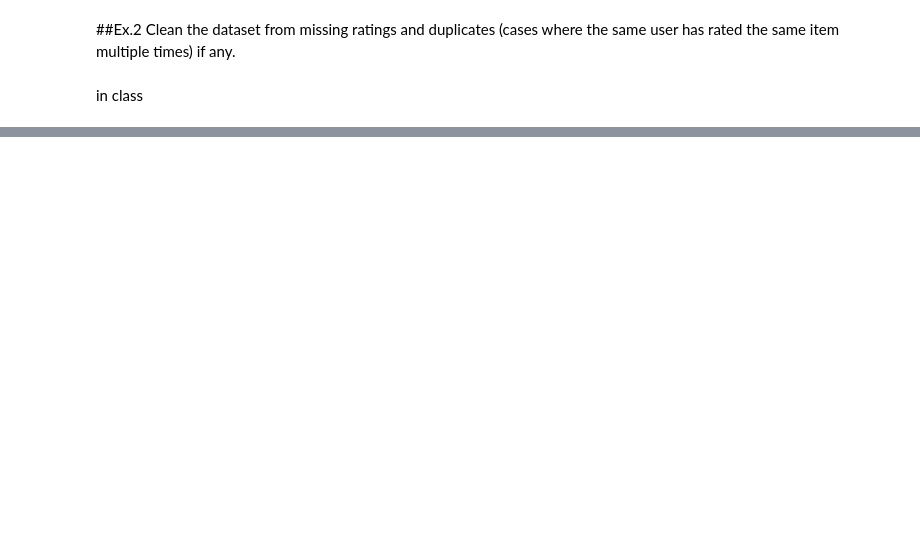
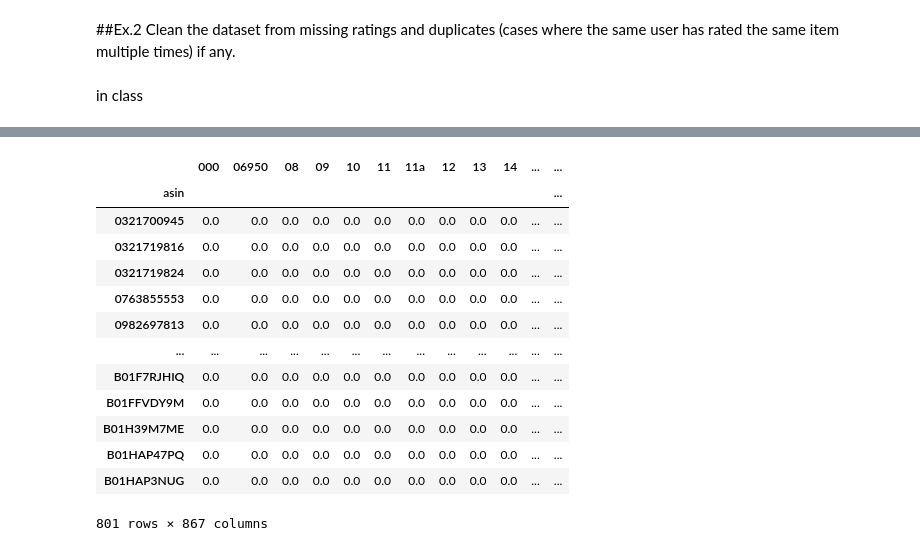
Before and after one commit to vlr112/WebScicence_FinalProject, a Jupyter notebook: Copy_of_parse_and_clean_meta_data.ipynb, the cells around one changed output, grey strips where cells are left out. Cells and saved outputs as stored; diff of their text form; code cells hidden in the pictures; blank space fills up the shorter version.

```diff
--- a/Copy_of_parse_and_clean_meta_data.ipynb
+++ b/Copy_of_parse_and_clean_meta_data.ipynb
@@ -276,0 +842,6 @@ number of neignors:
+# %%
+
+#remove whitespaces in Brand names. So when we use Vectorizer, each brand is treated as one. 'Peach Pit Press' -> 'PeachPitPress'
+# preprocessed['brand'].str.replace(" ", "")
+
+preprocessed['pre_feat'] = preprocessed['clean_text'] + ' ' + preprocessed['brand'].str.replace(" ", "")
@@ -276,0 +858,13 @@ number of neignors:
+# %%
+tfidf_cont = TfidfVectorizer()
+tfs_cont = tfidf_cont.fit_transform(preprocessed['pre_feat'])
+tfs_matrix_cont = tfs_cont.todense()
+
+tfs_matrix_cont.shape
+
+
+tfs_df_cont = pd.DataFrame(tfs_matrix_cont, columns= tfidf_cont.get_feature_names(), index= preprocessed['asin'])
+
+# tfs_df['ImmersionDigital']
+
+# zum_names = tfidf_cont.get_feature_names()
@@ -276,0 +1157,17 @@ number of neignors:
+# %%
+tfs_df_cont
+# %% [output]
+|  | 000 | 06950 | 08 | 09 | 10 | 11 | 11a | 12 | 13 | 14 | ... | ... |
+| asin |  |  |  |  |  |  |  |  |  |  |  | ... |
+| 0321700945 | 0.0 | 0.0 | 0.0 | 0.0 | 0.0 | 0.0 | 0.0 | 0.0 | 0.0 | 0.0 | ... | ... |
+| 0321719816 | 0.0 | 0.0 | 0.0 | 0.0 | 0.0 | 0.0 | 0.0 | 0.0 | 0.0 | 0.0 | ... | ... |
+| 0321719824 | 0.0 | 0.0 | 0.0 | 0.0 | 0.0 | 0.0 | 0.0 | 0.0 | 0.0 | 0.0 | ... | ... |
+| 0763855553 | 0.0 | 0.0 | 0.0 | 0.0 | 0.0 | 0.0 | 0.0 | 0.0 | 0.0 | 0.0 | ... | ... |
+| 0982697813 | 0.0 | 0.0 | 0.0 | 0.0 | 0.0 | 0.0 | 0.0 | 0.0 | 0.0 | 0.0 | ... | ... |
+| ... | ... | ... | ... | ... | ... | ... | ... | ... | ... | ... | ... | ... |
+| B01F7RJHIQ | 0.0 | 0.0 | 0.0 | 0.0 | 0.0 | 0.0 | 0.0 | 0.0 | 0.0 | 0.0 | ... | ... |
+| B01FFVDY9M | 0.0 | 0.0 | 0.0 | 0.0 | 0.0 | 0.0 | 0.0 | 0.0 | 0.0 | 0.0 | ... | ... |
+| B01H39M7ME | 0.0 | 0.0 | 0.0 | 0.0 | 0.0 | 0.0 | 0.0 | 0.0 | 0.0 | 0.0 | ... | ... |
+| B01HAP47PQ | 0.0 | 0.0 | 0.0 | 0.0 | 0.0 | 0.0 | 0.0 | 0.0 | 0.0 | 0.0 | ... | ... |
+| B01HAP3NUG | 0.0 | 0.0 | 0.0 | 0.0 | 0.0 | 0.0 | 0.0 | 0.0 | 0.0 | 0.0 | ... | ... |
+801 rows × 867 columns
```
Also changed, not shown: parts of 113 cells of this notebook, 3 other files.
